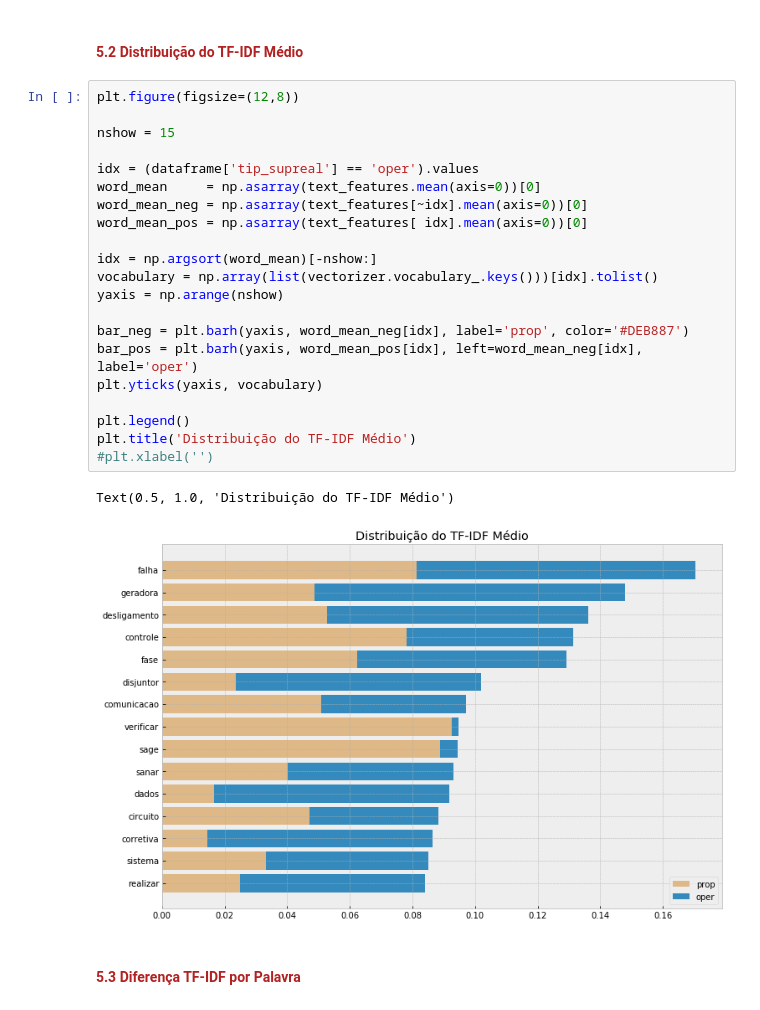
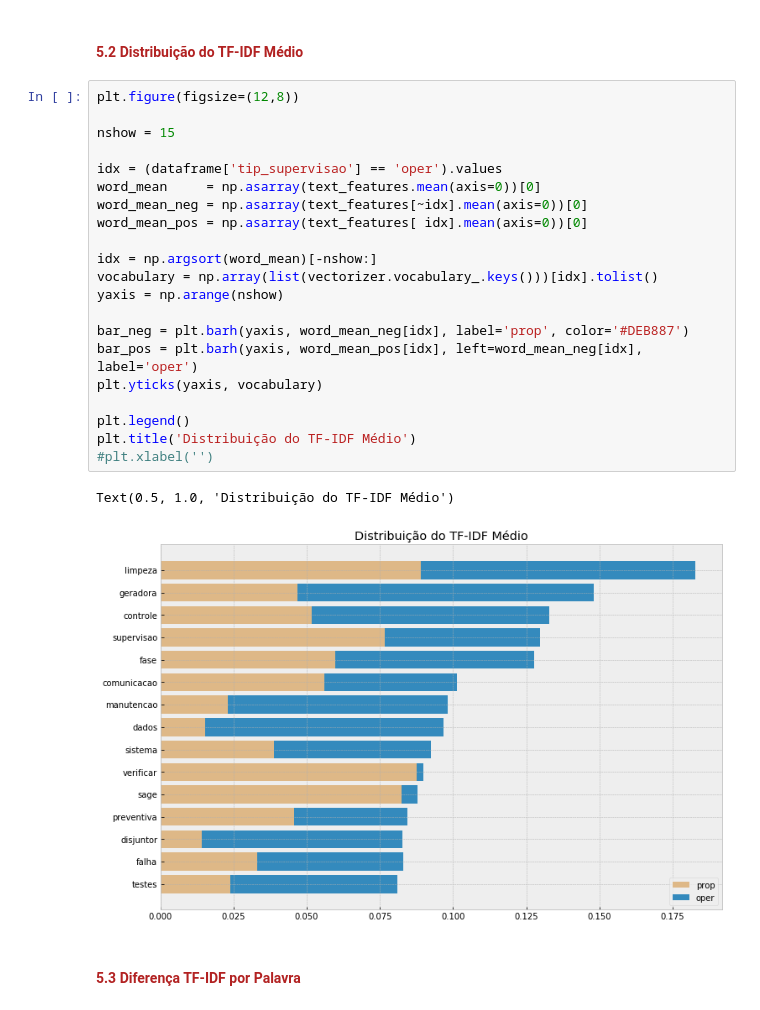
Before and after one commit to tciodaro/mit_data_science, a Jupyter notebook: Code/Analysis/feature_analysis.ipynb, the cells around one changed output. Drawn from its saved outputs; the diff is of its cells as text.

```diff
--- a/Code/Analysis/feature_analysis.ipynb
+++ b/Code/Analysis/feature_analysis.ipynb
@@ -203,27 +203,27 @@ Text(0.5, 1.0, 'Distribuição Percentual TF-DF')
 # %%
 plt.figure(figsize=(12,8))
 
 nshow = 15
 
-idx = (dataframe['tip_supreal'] == 'oper').values
+idx = (dataframe['tip_supervisao'] == 'oper').values
 word_mean     = np.asarray(text_features.mean(axis=0))[0]
 word_mean_neg = np.asarray(text_features[~idx].mean(axis=0))[0]
 word_mean_pos = np.asarray(text_features[ idx].mean(axis=0))[0]
 
 idx = np.argsort(word_mean)[-nshow:]
 vocabulary = np.array(list(vectorizer.vocabulary_.keys()))[idx].tolist()
 yaxis = np.arange(nshow)
 
 bar_neg = plt.barh(yaxis, word_mean_neg[idx], label='prop', color='#DEB887')
 bar_pos = plt.barh(yaxis, word_mean_pos[idx], left=word_mean_neg[idx], label='oper')
 plt.yticks(yaxis, vocabulary)
 
 plt.legend()
 plt.title('Distribuição do TF-IDF Médio')
 #plt.xlabel('')
 # %% [output]
 Text(0.5, 1.0, 'Distribuição do TF-IDF Médio')
-[figure, old version]
+[figure, new version]
 # %% [markdown]
 #### <span style="color:#B22222">**5.3 Diferença TF-IDF por Palavra** </span>
 # %%
```
Also changed, not shown: parts of 14 cells of this notebook, 52 other files.
